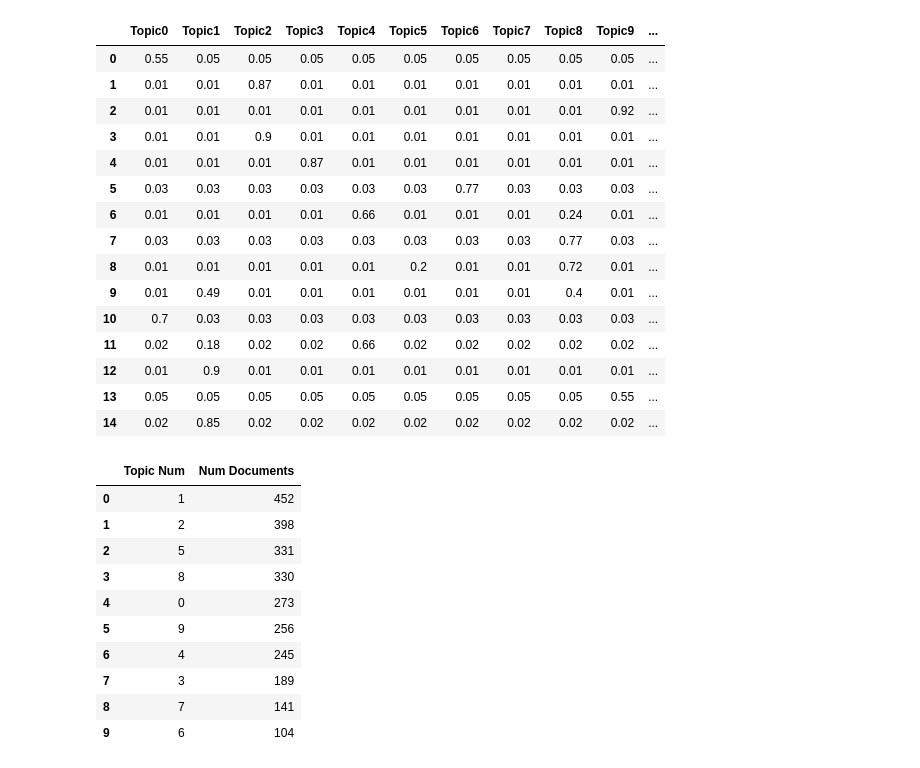
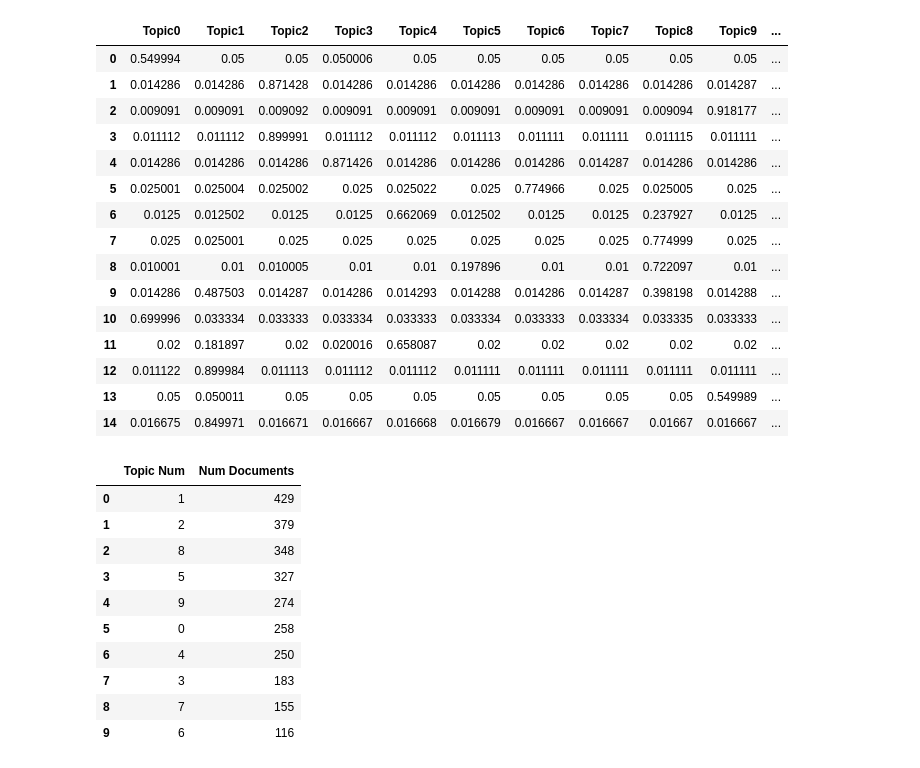
Before and after one commit to lucas-rocha/Twitter-Topics-Identification, a Jupyter notebook: LDA.ipynb, the cells around one changed output. Saved outputs shown, nothing was run; the diff lists cells and outputs as text; code cells hidden in the pictures.

Commit message:
Atualização de testes no notebook

```diff
--- a/LDA.ipynb
+++ b/LDA.ipynb
@@ -3,12 +3,12 @@ documents = []
 
 ego_id = '40379006'
 
-file = open('/home/amaury/Lucas/n2/textos_tradados/egos/' + ego_id + '.txt', 'r')
+file = open('Textos para testes/egos/' + ego_id + '.txt', 'r', encoding='utf-8')
 for line in file:
     documents.append(line)
 file.close()
 
-file = open('/home/amaury/Lucas/n2/textos_tradados/alters/' + ego_id + '.txt', 'r')
+file = open('Textos para testes/alters/' + ego_id + '.txt', 'r', encoding='utf-8')
 for line in file:
     documents.append(line)
 file.close()
@@ -50,0 +58,15 @@ Topic #9: day new yes gt today
+# %%
+# Topic-Keyword Matrix
+df_topic_keywords = pd.DataFrame(np.round(lda.components_, 2))
+
+# Assign Column and Index
+df_topic_keywords.columns = tf_vectorizer.get_feature_names()
+df_topic_keywords.index = topicnames
+
+# Vie
+list_frames = []
+for i, row in df_topic_keywords.iterrows():
+    aux = row.nlargest(12)
+    aux = aux.to_frame().T
+    print(aux)
+    print('\n')
@@ -54,64 +94,64 @@ import numpy as np
 
 # Create Document - Topic Matrix
 lda_output = lda.transform(tf)
 
 # column names
 topicnames = ["Topic" + str(i) for i in range(no_topics)]
 
 # index names
 docnames = [str(i) for i in range(len(documents))]
 
 # Make the pandas dataframe
-df_document_topic = pd.DataFrame(np.round(lda_output, 2), columns=topicnames, index=docnames)
+df_document_topic = pd.DataFrame(np.round(lda_output, 6), columns=topicnames, index=docnames)
 
 # Get dominant topic for each document
 dominant_topic = np.argmax(df_document_topic.values, axis=1)
 df_document_topic['dominant_topic'] = dominant_topic
 
 # Styling
 def color_green(val):
    color = 'green' if val > .1 else 'black'
    return 'color: {col}'.format(col=color)
 
 def make_bold(val):
     weight = 700 if val > .1 else 400
     return 'font-weight: {weight}'.format(weight=weight)
 
 # Apply Style
 df_document_topics = df_document_topic.head(15).style.applymap(color_green).applymap(make_bold)
 df_document_topics
 # %% [output]
 |  | Topic0 | Topic1 | Topic2 | Topic3 | Topic4 | Topic5 | Topic6 | Topic7 | Topic8 | Topic9 | ... |
-| 0 | 0.55 | 0.05 | 0.05 | 0.05 | 0.05 | 0.05 | 0.05 | 0.05 | 0.05 | 0.05 | ... |
-| 1 | 0.01 | 0.01 | 0.87 | 0.01 | 0.01 | 0.01 | 0.01 | 0.01 | 0.01 | 0.01 | ... |
-| 2 | 0.01 | 0.01 | 0.01 | 0.01 | 0.01 | 0.01 | 0.01 | 0.01 | 0.01 | 0.92 | ... |
-| 3 | 0.01 | 0.01 | 0.9 | 0.01 | 0.01 | 0.01 | 0.01 | 0.01 | 0.01 | 0.01 | ... |
-| 4 | 0.01 | 0.01 | 0.01 | 0.87 | 0.01 | 0.01 | 0.01 | 0.01 | 0.01 | 0.01 | ... |
-| 5 | 0.03 | 0.03 | 0.03 | 0.03 | 0.03 | 0.03 | 0.77 | 0.03 | 0.03 | 0.03 | ... |
-| 6 | 0.01 | 0.01 | 0.01 | 0.01 | 0.66 | 0.01 | 0.01 | 0.01 | 0.24 | 0.01 | ... |
-| 7 | 0.03 | 0.03 | 0.03 | 0.03 | 0.03 | 0.03 | 0.03 | 0.03 | 0.77 | 0.03 | ... |
-| 8 | 0.01 | 0.01 | 0.01 | 0.01 | 0.01 | 0.2 | 0.01 | 0.01 | 0.72 | 0.01 | ... |
-| 9 | 0.01 | 0.49 | 0.01 | 0.01 | 0.01 | 0.01 | 0.01 | 0.01 | 0.4 | 0.01 | ... |
-| 10 | 0.7 | 0.03 | 0.03 | 0.03 | 0.03 | 0.03 | 0.03 | 0.03 | 0.03 | 0.03 | ... |
-| 11 | 0.02 | 0.18 | 0.02 | 0.02 | 0.66 | 0.02 | 0.02 | 0.02 | 0.02 | 0.02 | ... |
-| 12 | 0.01 | 0.9 | 0.01 | 0.01 | 0.01 | 0.01 | 0.01 | 0.01 | 0.01 | 0.01 | ... |
-| 13 | 0.05 | 0.05 | 0.05 | 0.05 | 0.05 | 0.05 | 0.05 | 0.05 | 0.05 | 0.55 | ... |
-| 14 | 0.02 | 0.85 | 0.02 | 0.02 | 0.02 | 0.02 | 0.02 | 0.02 | 0.02 | 0.02 | ... |
+| 0 | 0.549994 | 0.05 | 0.05 | 0.050006 | 0.05 | 0.05 | 0.05 | 0.05 | 0.05 | 0.05 | ... |
+| 1 | 0.014286 | 0.014286 | 0.871428 | 0.014286 | 0.014286 | 0.014286 | 0.014286 | 0.014286 | 0.014286 | 0.014287 | ... |
+| 2 | 0.009091 | 0.009091 | 0.009092 | 0.009091 | 0.009091 | 0.009091 | 0.009091 | 0.009091 | 0.009094 | 0.918177 | ... |
+| 3 | 0.011112 | 0.011112 | 0.899991 | 0.011112 | 0.011112 | 0.011113 | 0.011111 | 0.011111 | 0.011115 | 0.011111 | ... |
+| 4 | 0.014286 | 0.014286 | 0.014286 | 0.871426 | 0.014286 | 0.014286 | 0.014286 | 0.014287 | 0.014286 | 0.014286 | ... |
+| 5 | 0.025001 | 0.025004 | 0.025002 | 0.025 | 0.025022 | 0.025 | 0.774966 | 0.025 | 0.025005 | 0.025 | ... |
+| 6 | 0.0125 | 0.012502 | 0.0125 | 0.0125 | 0.662069 | 0.012502 | 0.0125 | 0.0125 | 0.237927 | 0.0125 | ... |
+| 7 | 0.025 | 0.025001 | 0.025 | 0.025 | 0.025 | 0.025 | 0.025 | 0.025 | 0.774999 | 0.025 | ... |
+| 8 | 0.010001 | 0.01 | 0.010005 | 0.01 | 0.01 | 0.197896 | 0.01 | 0.01 | 0.722097 | 0.01 | ... |
+| 9 | 0.014286 | 0.487503 | 0.014287 | 0.014286 | 0.014293 | 0.014288 | 0.014286 | 0.014287 | 0.398198 | 0.014288 | ... |
+| 10 | 0.699996 | 0.033334 | 0.033333 | 0.033334 | 0.033333 | 0.033334 | 0.033333 | 0.033334 | 0.033335 | 0.033333 | ... |
+| 11 | 0.02 | 0.181897 | 0.02 | 0.020016 | 0.658087 | 0.02 | 0.02 | 0.02 | 0.02 | 0.02 | ... |
+| 12 | 0.011122 | 0.899984 | 0.011113 | 0.011112 | 0.011112 | 0.011111 | 0.011111 | 0.011111 | 0.011111 | 0.011111 | ... |
+| 13 | 0.05 | 0.050011 | 0.05 | 0.05 | 0.05 | 0.05 | 0.05 | 0.05 | 0.05 | 0.549989 | ... |
+| 14 | 0.016675 | 0.849971 | 0.016671 | 0.016667 | 0.016668 | 0.016679 | 0.016667 | 0.016667 | 0.01667 | 0.016667 | ... |
 # %%
 df_topic_distribution = df_document_topic['dominant_topic'].value_counts().reset_index(name="Num Documents")
 df_topic_distribution.columns = ['Topic Num', 'Num Documents']
 df_topic_distribution
 # %% [output]
 |  | Topic Num | Num Documents |
-| 0 | 1 | 452 |
-| 1 | 2 | 398 |
-| 2 | 5 | 331 |
-| 3 | 8 | 330 |
-| 4 | 0 | 273 |
-| 5 | 9 | 256 |
-| 6 | 4 | 245 |
-| 7 | 3 | 189 |
-| 8 | 7 | 141 |
-| 9 | 6 | 104 |
+| 0 | 1 | 429 |
+| 1 | 2 | 379 |
+| 2 | 8 | 348 |
+| 3 | 5 | 327 |
+| 4 | 9 | 274 |
+| 5 | 0 | 258 |
+| 6 | 4 | 250 |
+| 7 | 3 | 183 |
+| 8 | 7 | 155 |
+| 9 | 6 | 116 |
 # %%
 df_topic_distribution = df_document_topic['dominant_topic']
```
Also changed, not shown: parts of 8 cells of this notebook, 1 other file.
